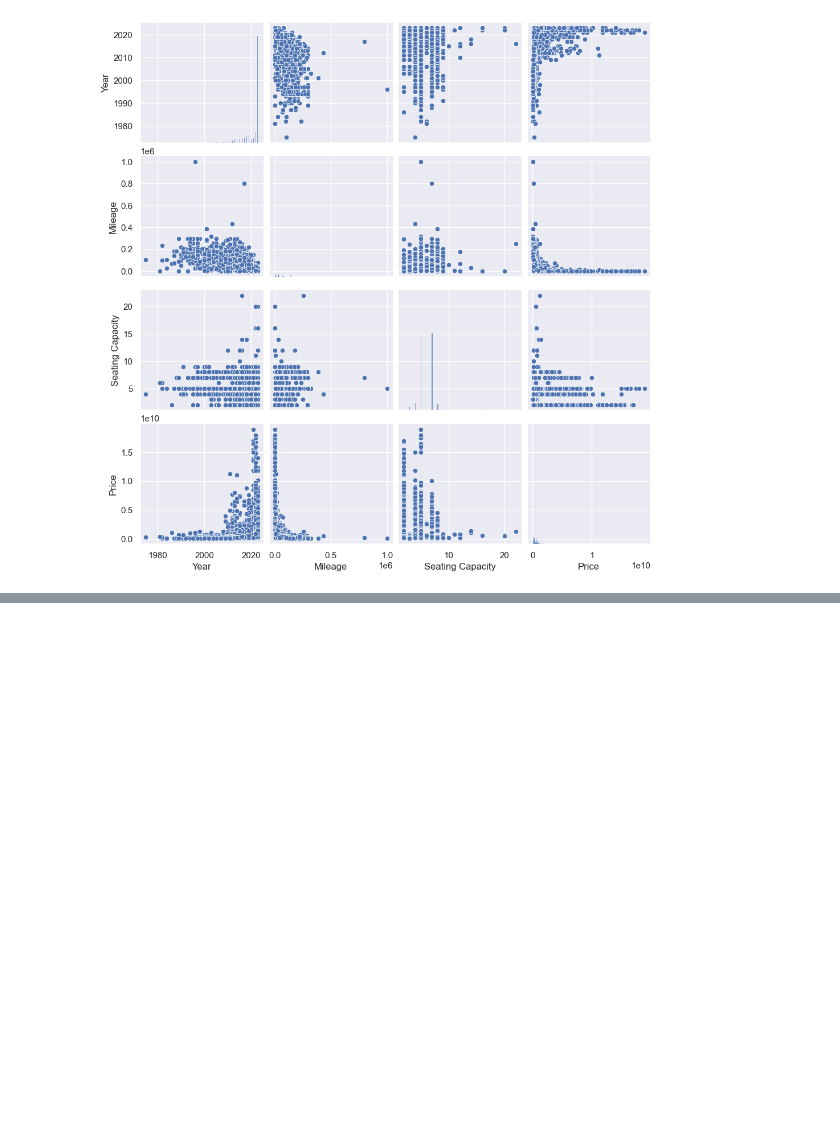
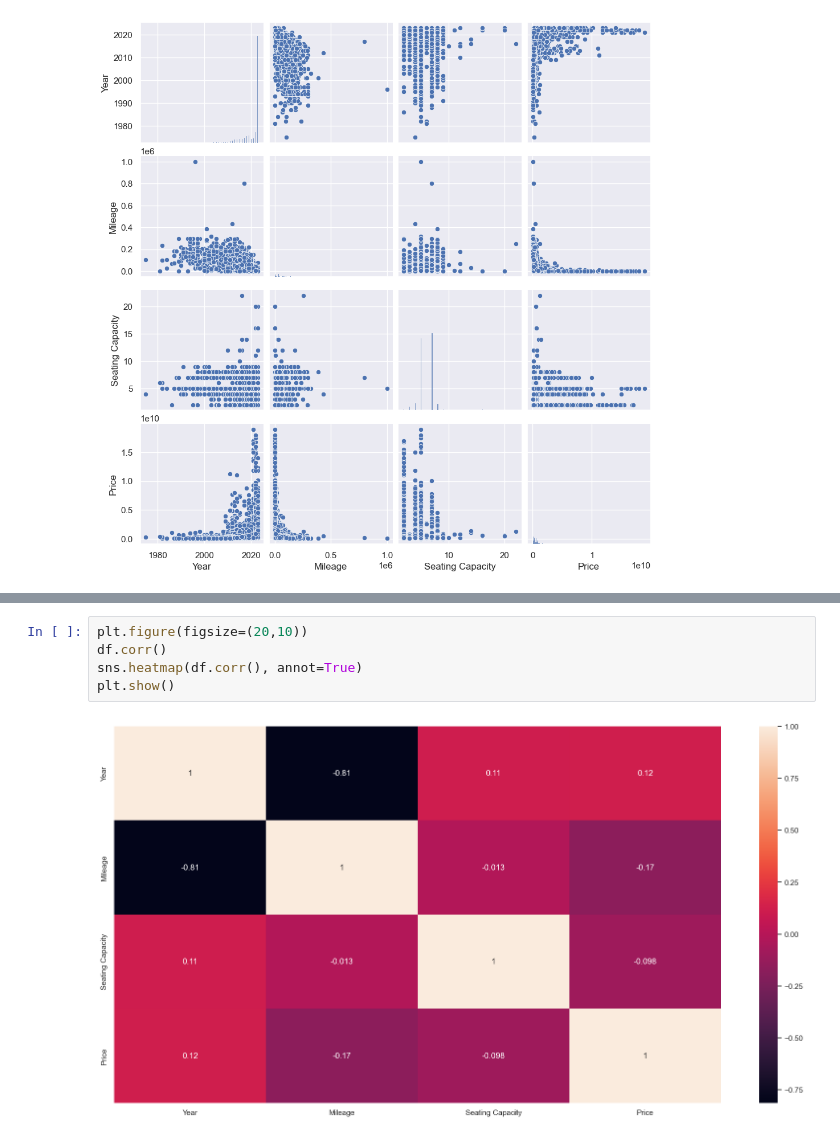
Before and after one commit to abudto/Data-Science-Analytics, a Jupyter notebook: Used Car Price Prediction (Web Scraping, Dashboard, Machine Learning)/Used Car Price Prediction.ipynb, the cells around one changed output, grey strips where cells are left out. Cells and saved outputs as stored; diff of their text form; blank space fills up the shorter version.

```diff
--- a/Used Car Price Prediction (Web Scraping, Dashboard, Machine Learning)/Used Car Price Prediction.ipynb
+++ b/Used Car Price Prediction (Web Scraping, Dashboard, Machine Learning)/Used Car Price Prediction.ipynb
@@ -188,0 +206,7 @@ plt.show()
+# %%
+plt.figure(figsize=(20,10))
+df.corr()
+sns.heatmap(df.corr(), annot=True)
+plt.show()
+# %% [output]
+[figure, added]
```
Also changed, not shown: parts of 26 cells of this notebook.
